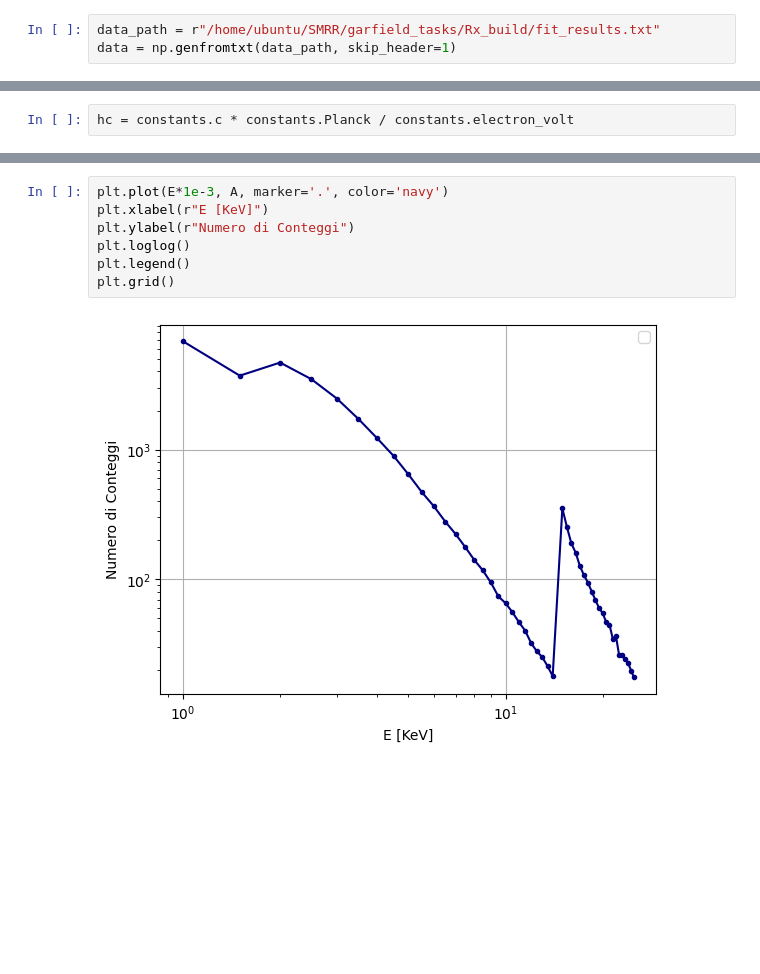
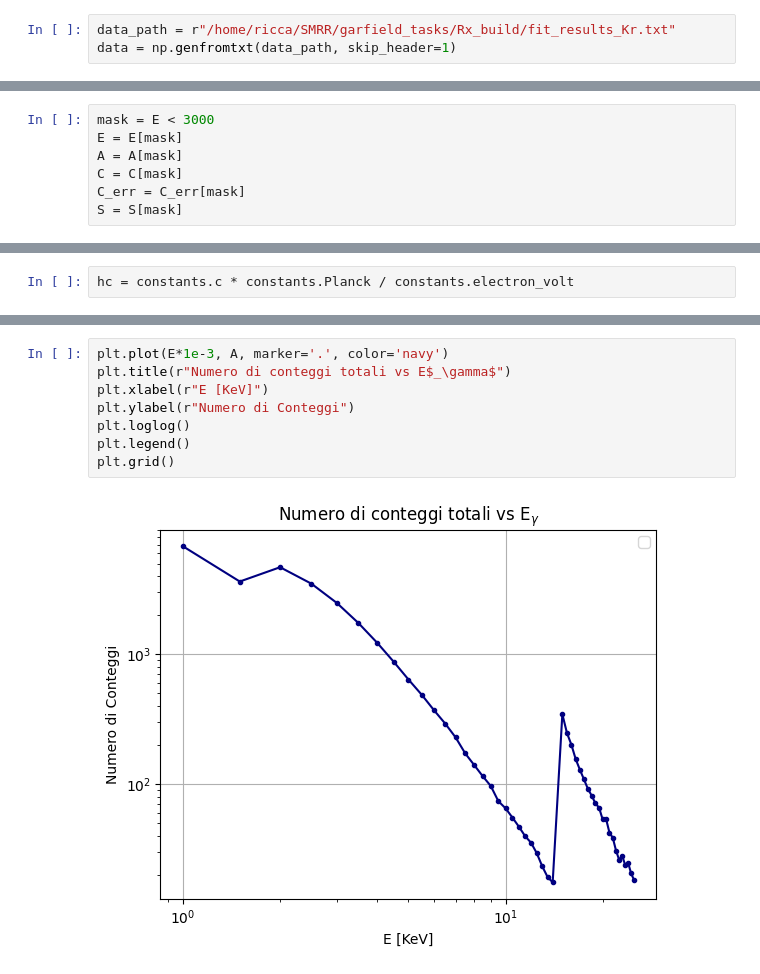
Before and after one commit to Richardforphys/SMRR, a Jupyter notebook: garfield_tasks/Rx_Interaction/analisi_Kr.ipynb, the cells around one changed output, grey strips where cells are left out. Cells and saved outputs as stored; diff of their text form; blank space fills up the shorter version.

```diff
--- a/garfield_tasks/Rx_Interaction/analisi_Kr.ipynb
+++ b/garfield_tasks/Rx_Interaction/analisi_Kr.ipynb
@@ -5,5 +5,5 @@ import matplotlib.cm as cm
 # %%
-data_path = r"/home/ubuntu/SMRR/garfield_tasks/Rx_build/fit_results.txt"
+data_path = r"/home/ricca/SMRR/garfield_tasks/Rx_build/fit_results_Kr.txt"
 data = np.genfromtxt(data_path, skip_header=1)
 # %%
 E = data.T[0]
@@ -19,3 +14,10 @@ S_ar = data.T[4]
+# %%
+mask = E < 3000
+E = E[mask]
+A = A[mask]
+C = C[mask]
+C_err = C_err[mask]
+S = S[mask]
 # %%
 def gauss(x, A, mu, sigma):
     return A * np.exp(-(x - mu)**2 / (2 * sigma**2))
@@ -135,9 +129,10 @@ plt.grid()
 # %%
 plt.plot(E*1e-3, A, marker='.', color='navy')
+plt.title(r"Numero di conteggi totali vs E$_\gamma$")
 plt.xlabel(r"E [KeV]")
 plt.ylabel(r"Numero di Conteggi")
 plt.loglog()
 plt.legend()
 plt.grid()
 # %% [output]
-[figure, old version]
+[figure, new version]
```
Also changed, not shown: parts of 14 cells of this notebook, 39 other files.
